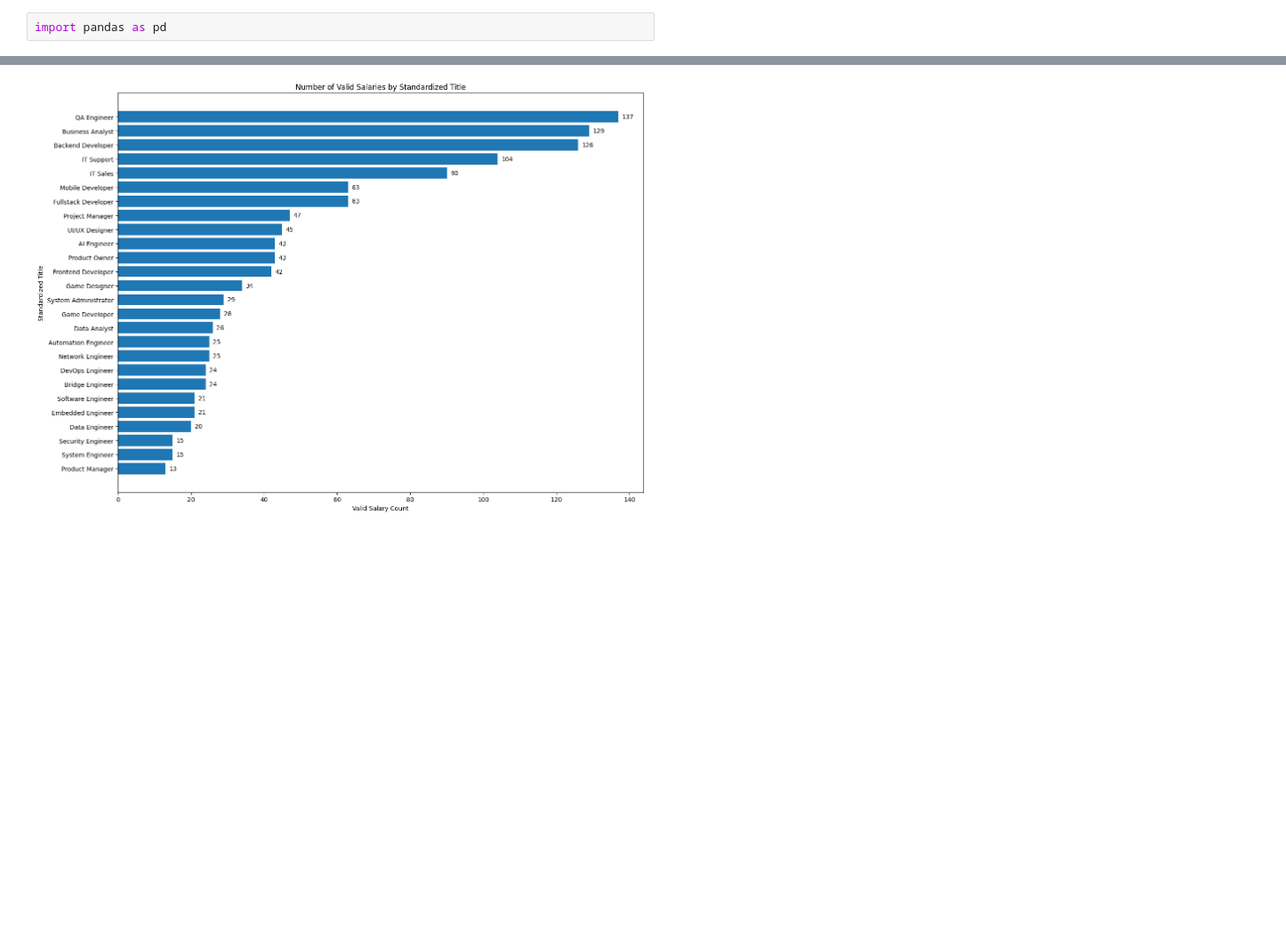
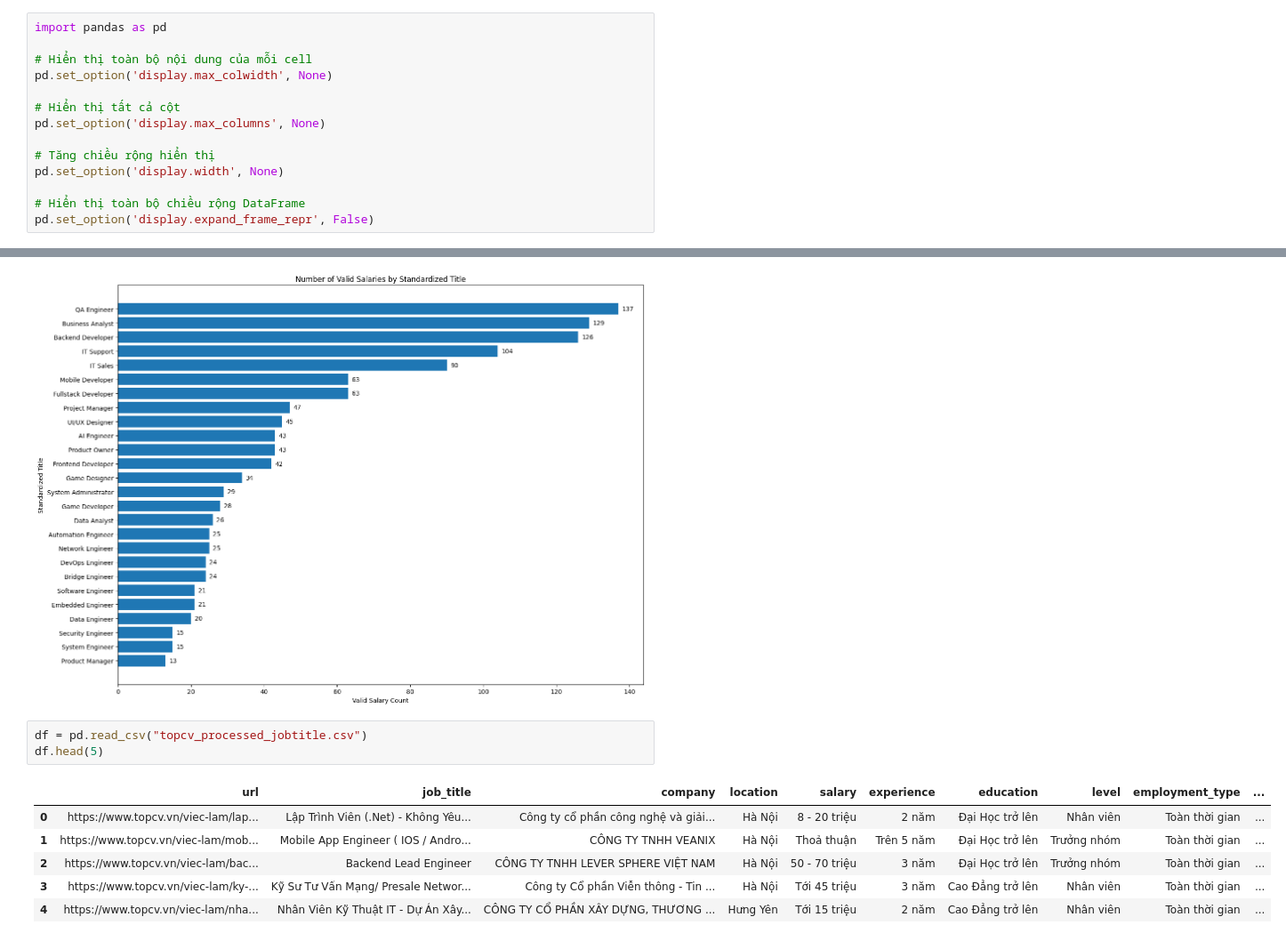
Before and after one commit to trcamnguyen/DS108, a Jupyter notebook: Preprocessing/01-Job_title.ipynb, the cells around one changed output, grey strips where cells are left out. Shown at 89% size. Cells and saved outputs as stored; diff of their text form; blank space fills up the shorter version.

```diff
--- a/Preprocess_job_title.ipynb
+++ b/Preprocessing/01-Job_title.ipynb
@@ -2,5 +2,17 @@
 # Raw Data
 # %%
 import pandas as pd
+
+# Hiển thị toàn bộ nội dung của mỗi cell
+pd.set_option('display.max_colwidth', None)
+
+# Hiển thị tất cả cột
+pd.set_option('display.max_columns', None)
+
+# Tăng chiều rộng hiển thị
+pd.set_option('display.width', None)
+
+# Hiển thị toàn bộ chiều rộng DataFrame
+pd.set_option('display.expand_frame_repr', False)
 # %%
 df = pd.read_csv("crawl/data/topcv_merged.csv")
@@ -561,3 +514,13 @@ plt.tight_layout()
 plt.show()
 # %% [output]
 [figure]
+# %%
+df = pd.read_csv("topcv_processed_jobtitle.csv")
+df.head(5)
+# %% [output]
+|  | url | job_title | company | location | salary | experience | education | level | employment_type | ... |
+| 0 | https://www.topcv.vn/viec-lam/lap... | Lập Trình Viên (.Net) - Không Yêu... | Công ty cổ phần công nghệ và giải... | Hà Nội | 8 - 20 triệu | 2 năm | Đại Học trở lên | Nhân viên | Toàn thời gian | ... |
+| 1 | https://www.topcv.vn/viec-lam/mob... | Mobile App Engineer ( IOS / Andro... | CÔNG TY TNHH VEANIX | Hà Nội | Thoả thuận | Trên 5 năm | Đại Học trở lên | Trưởng nhóm | Toàn thời gian | ... |
+| 2 | https://www.topcv.vn/viec-lam/bac... | Backend Lead Engineer | CÔNG TY TNHH LEVER SPHERE VIỆT NAM | Hà Nội | 50 - 70 triệu | 3 năm | Đại Học trở lên | Trưởng nhóm | Toàn thời gian | ... |
+| 3 | https://www.topcv.vn/viec-lam/ky-... | Kỹ Sư Tư Vấn Mạng/ Presale Networ... | Công ty Cổ phần Viễn thông - Tin ... | Hà Nội | Tới 45 triệu | 3 năm | Cao Đẳng trở lên | Nhân viên | Toàn thời gian | ... |
+| 4 | https://www.topcv.vn/viec-lam/nha... | Nhân Viên Kỹ Thuật IT - Dự Án Xây... | CÔNG TY CỔ PHẦN XÂY DỰNG, THƯƠNG ... | Hưng Yên | Tới 15 triệu | 2 năm | Cao Đẳng trở lên | Nhân viên | Toàn thời gian | ... |
```
Also changed, not shown: parts of 4 cells of this notebook, 12 other files.
